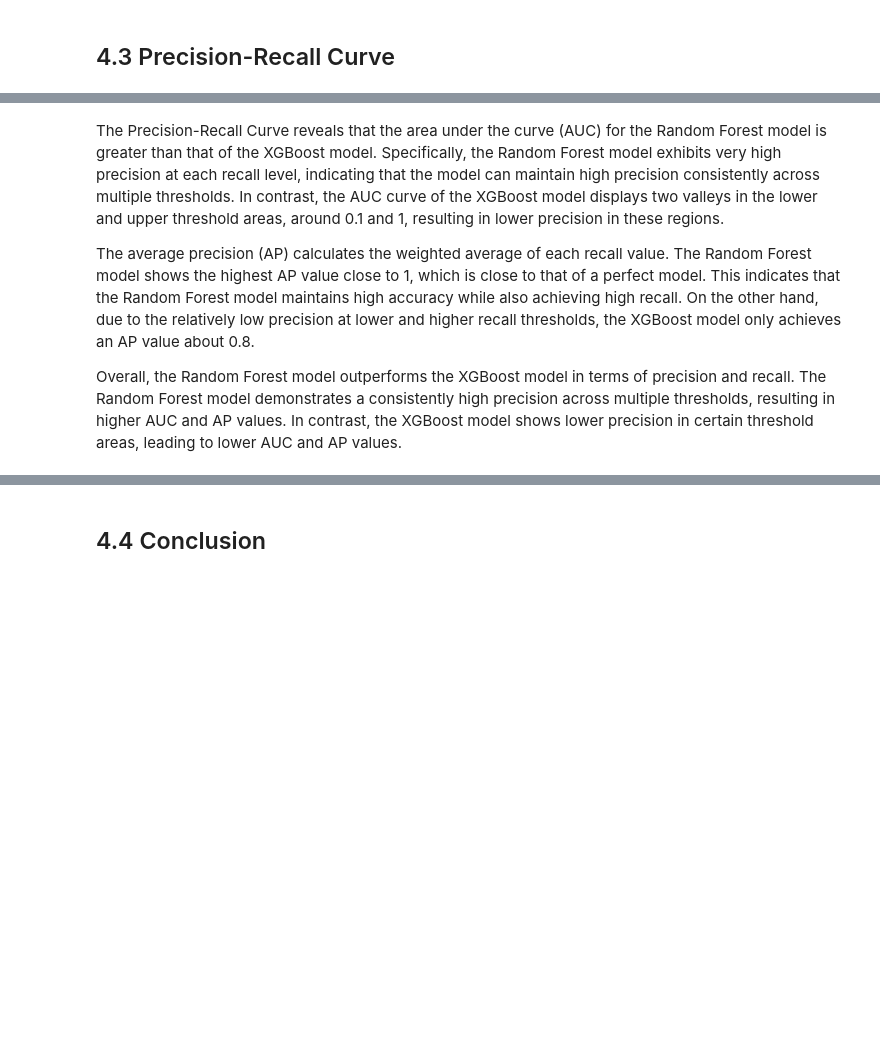
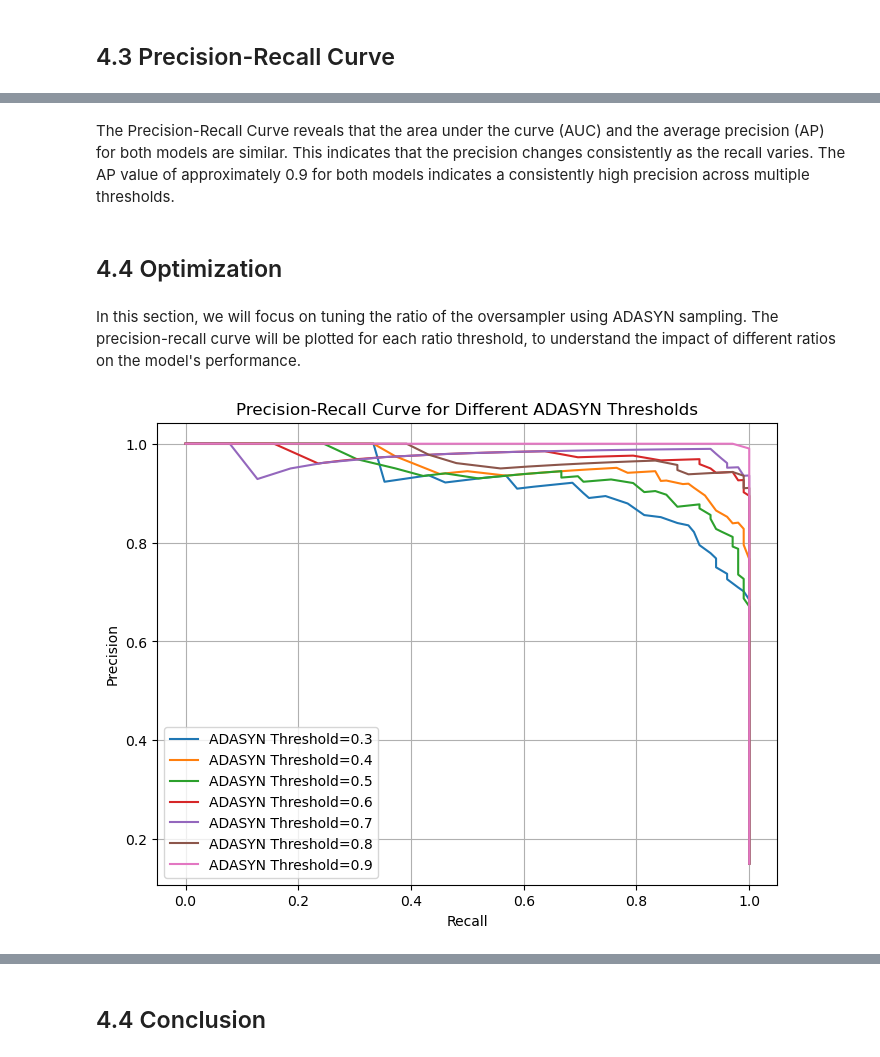
Before and after one commit to puc26/kaggleNotebook, a Jupyter notebook: cardiovascular_risk.ipynb, the cells around one changed output, grey strips where cells are left out. Cells and saved outputs as stored; diff of their text form; code cells hidden in the pictures; blank space fills up the shorter version.

```diff
--- a/cardiovascular_risk.ipynb
+++ b/cardiovascular_risk.ipynb
@@ -922,6 +955,37 @@ ap_plot(X_sampled, Y_sampled, X_test, Y_test)
-# %% [markdown]
-The Precision-Recall Curve reveals that the area under the curve (AUC) for the Random Forest model is greater than that of the XGBoost model. Specifically, the Random Forest model exhibits very high precision at each recall level, indicating that the model can maintain high precision consistently across multiple thresholds. In contrast, the AUC curve of the XGBoost model displays two valleys in the lower and upper threshold areas, around 0.1 and 1, resulting in lower precision in these regions.
-
-The average precision (AP) calculates the weighted average of each recall value. The Random Forest model shows the highest AP value close to 1, which is close to that of a perfect model. This indicates that the Random Forest model maintains high accuracy while also achieving high recall. On the other hand, due to the relatively low precision at lower and higher recall thresholds, the XGBoost model only achieves an AP value about 0.8.
-
-Overall, the Random Forest model outperforms the XGBoost model in terms of precision and recall. The Random Forest model demonstrates a consistently high precision across multiple thresholds, resulting in higher AUC and AP values. In contrast, the XGBoost model shows lower precision in certain threshold areas, leading to lower AUC and AP values.
+# %% [markdown]
+The Precision-Recall Curve reveals that the area under the curve (AUC) and the average precision (AP) for both models are similar. This indicates that the precision changes consistently as the recall varies. The AP value of approximately 0.9 for both models indicates a consistently high precision across multiple thresholds.
+# %% [markdown]
+## 4.4 Optimization
+# %% [markdown]
+In this section, we will focus on tuning the ratio of the oversampler using ADASYN sampling. The precision-recall curve will be plotted for each ratio threshold, to understand the impact of different ratios on the model's performance.
+# %%
+def adasyn_threshold(model):
+    thresholds = list(np.arange(0.3, 0.9, 0.1))
+    plt.figure(figsize=(8, 6))
+
+    for threshold in thresholds:
+        # ADASYN and RandomUnderSampler
+        over_sampler = ADASYN(sampling_strategy=threshold, random_state=seed)
+        under_sampler = RandomUnderSampler(sampling_strategy=1.0)
+
+        # Perform over-sampling and under-sampling
+        X_oversampled, Y_oversampled = over_sampler.fit_resample(X_transform, Y)
+        X_sampled, Y_sampled = under_sampler.fit_resample(X_oversampled, Y_oversampled)
+
+        model.fit(X_sampled, Y_sampled)
+        Y_prob = model.predict_proba(X_test)[:, 1]
+        precision, recall, _ = metrics.precision_recall_curve(Y_test, Y_prob)
+
+        plt.plot(recall, precision, label='ADASYN Threshold={}'.format(round(threshold, 2)))
+
+    plt.xlabel('Recall')
+    plt.ylabel('Precision')
+    plt.title('Precision-Recall Curve for Different ADASYN Thresholds')
+    plt.legend(loc='lower left')
+    plt.grid(True)
+    plt.show()
+# %%
+model = RandomForestClassifier()
+adasyn_threshold(model)
+# %% [output]
+[figure, added]
```
Also changed, not shown: parts of 28 cells of this notebook.
